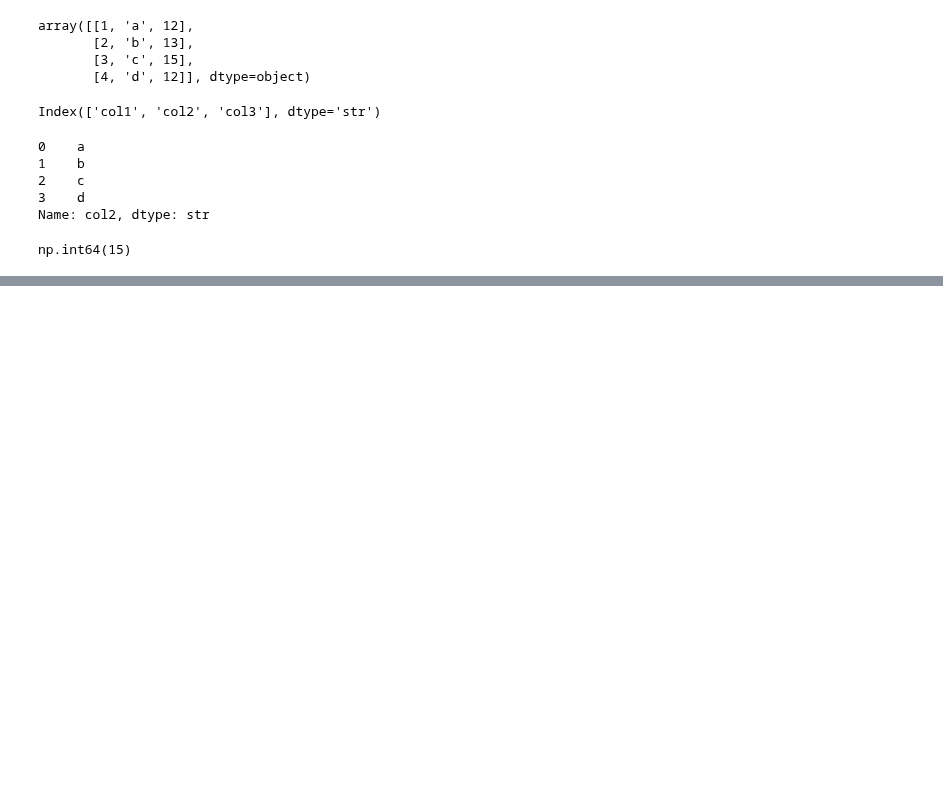
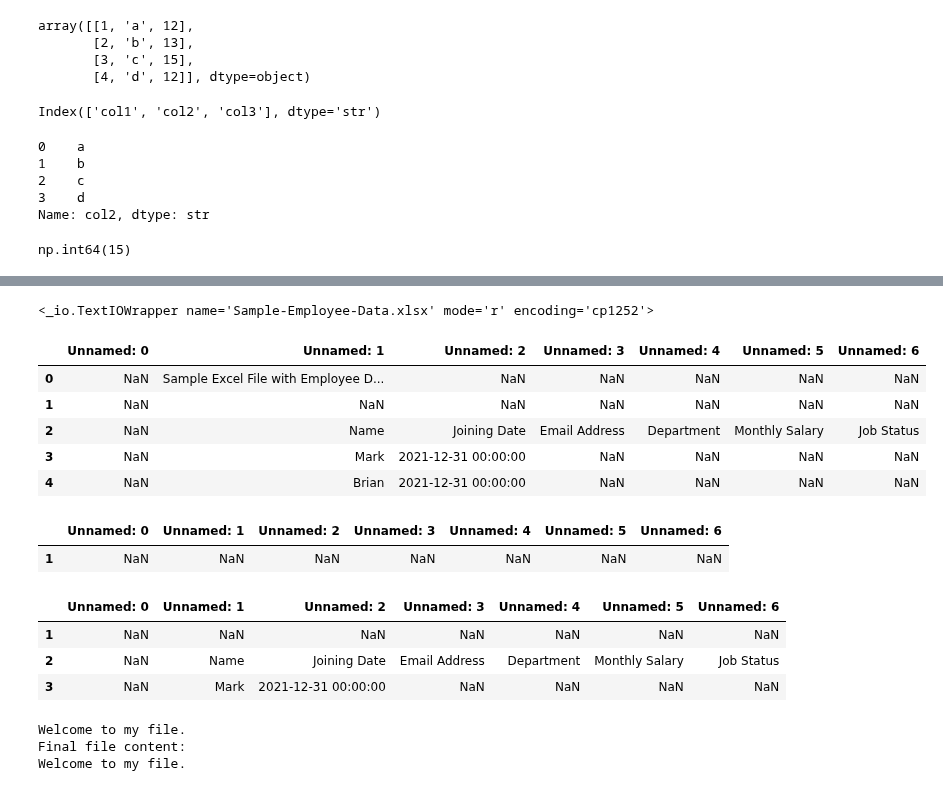
Before and after one commit to hemraj2613/Python-with-Data-Science, a Jupyter notebook: day22.ipynb, the cells around one changed output, grey strips where cells are left out. Cells and saved outputs as stored; diff of their text form; code cells hidden in the pictures; blank space fills up the shorter version.

```diff
--- a/day22.ipynb
+++ b/day22.ipynb
@@ -102,0 +151,26 @@ np.int64(15)
+# %%
+print(f)
+# %% [output]
+<_io.TextIOWrapper name='Sample-Employee-Data.xlsx' mode='r' encoding='cp1252'>
+# %%
+data = pd.read_excel("Sample-Employee-Data.xlsx")
+data.head()
+# %% [output]
+|  | Unnamed: 0 | Unnamed: 1 | Unnamed: 2 | Unnamed: 3 | Unnamed: 4 | Unnamed: 5 | Unnamed: 6 |
+| 0 | NaN | Sample Excel File with Employee D... | NaN | NaN | NaN | NaN | NaN |
+| 1 | NaN | NaN | NaN | NaN | NaN | NaN | NaN |
+| 2 | NaN | Name | Joining Date | Email Address | Department | Monthly Salary | Job Status |
+| 3 | NaN | Mark | 2021-12-31 00:00:00 | NaN | NaN | NaN | NaN |
+| 4 | NaN | Brian | 2021-12-31 00:00:00 | NaN | NaN | NaN | NaN |
+# %%
+data.iloc[1:2]
+# %% [output]
+|  | Unnamed: 0 | Unnamed: 1 | Unnamed: 2 | Unnamed: 3 | Unnamed: 4 | Unnamed: 5 | Unnamed: 6 |
+| 1 | NaN | NaN | NaN | NaN | NaN | NaN | NaN |
+# %%
+data.loc[1:3]
+# %% [output]
+|  | Unnamed: 0 | Unnamed: 1 | Unnamed: 2 | Unnamed: 3 | Unnamed: 4 | Unnamed: 5 | Unnamed: 6 |
+| 1 | NaN | NaN | NaN | NaN | NaN | NaN | NaN |
+| 2 | NaN | Name | Joining Date | Email Address | Department | Monthly Salary | Job Status |
+| 3 | NaN | Mark | 2021-12-31 00:00:00 | NaN | NaN | NaN | NaN |
@@ -102,0 +184,17 @@ np.int64(15)
+# %%
+try:
+    f1 = open("broadway.txt", 'r')
+    print(f1.read())
+except FileNotFoundError:
+    f1 = open("broadway.txt", 'w')
+    f1.write("Welcome to my file.")
+    f1.close()
+finally:
+    f1 = open("broadway.txt", "r")
+    print("Final file content:")
+    print(f1.read())
+    f1.close()
+# %% [output]
+Welcome to my file.
+Final file content:
+Welcome to my file.
```
Also changed, not shown: parts of 19 cells of this notebook, 4 other files.
